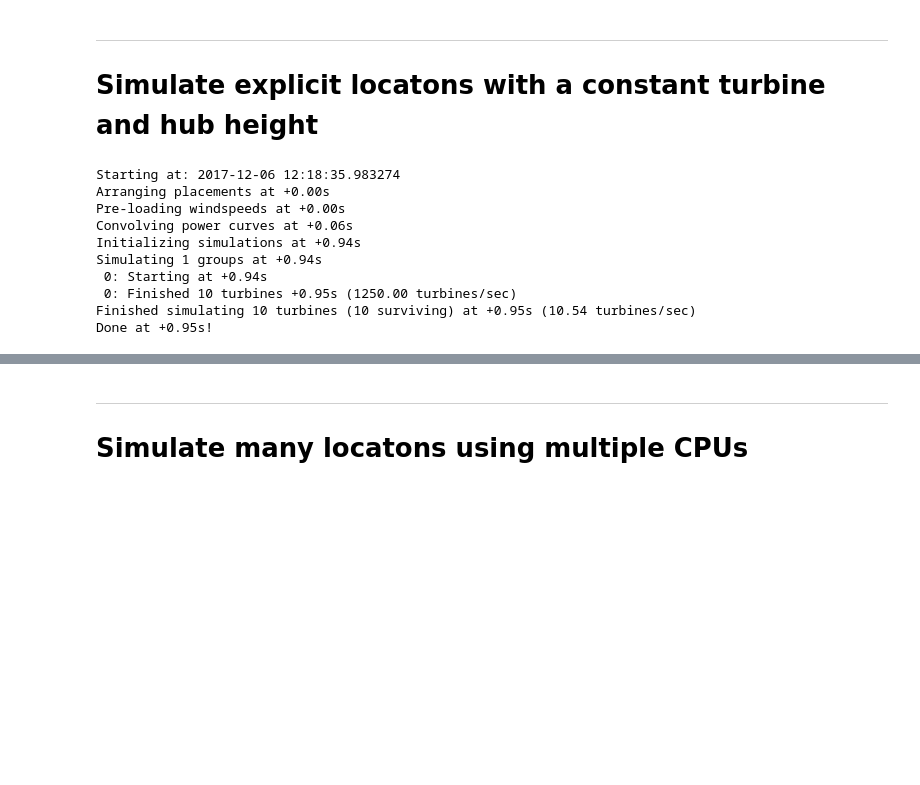
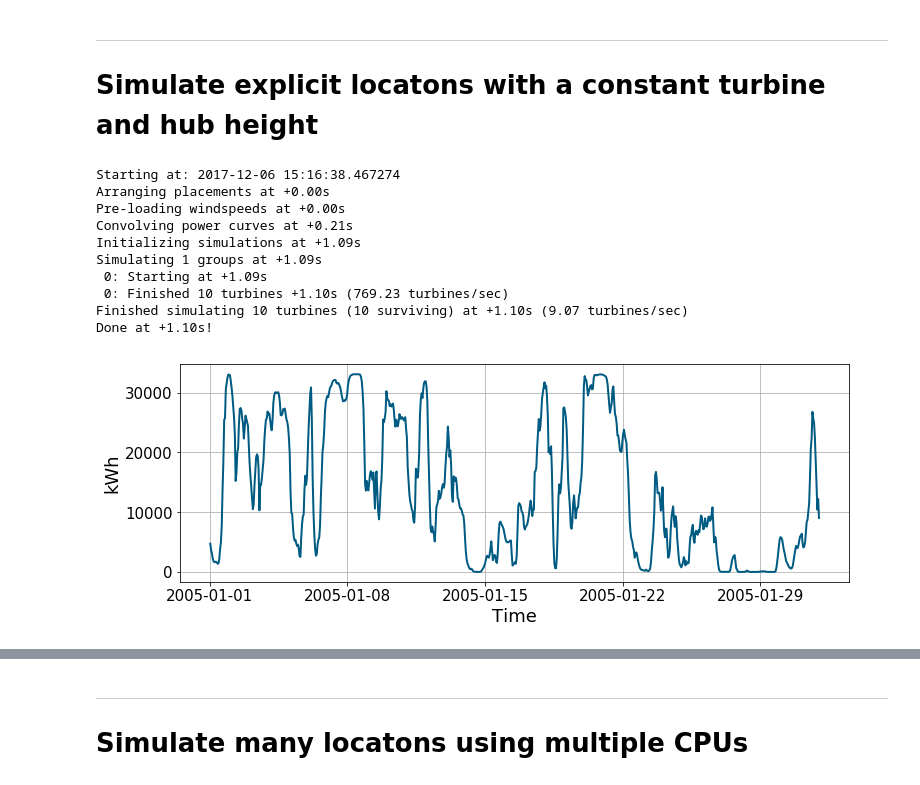
Before and after one commit to FZJ-IEK3-VSA/RESKit, a Jupyter notebook: examples/WindOnshoreWorkflow.ipynb, the cells around one changed output, grey strips where cells are left out. Cells and saved outputs as stored; diff of their text form; code cells hidden in the pictures; blank space fills up the shorter version.

```diff
--- a/examples/WindOnshoreWorkflow.ipynb
+++ b/examples/WindOnshoreWorkflow.ipynb
@@ -19,42 +19,53 @@ LAND_COVER_SOURCE = join(TESTDATA,"clc-aachen_clipped.tif")
 GWA_SOURCE = join(TESTDATA,"gwa50-like.tif")
 PLACEMENT_SOURCE = join(TESTDATA,"turbinePlacements.shp")
 
-TURBINE = "V136-3450"
-CAPACITY = 3000
-ROTORDIAM = 120
-HUB_HEIGHT = 82
-
 BATCH_SIZE = 20000 # Total number of turbines to simulate at once (best value depends on your pc)
 JOBS = 4 # The number of concurrent jobs
 VERBOSE = True # When True, progress will be printed as the function executes
+
+def tsplot(r):
+    plt.figure(figsize=(12,4))
+    if isinstance(r, pd.Series):
+        plt.plot(r, linewidth=2, color=(0,91/255,130/255))
+    else:
+        for col in r.columns:
+            plt.plot(r[col], linewidth=0.8, color=(0,91/255,130/255))
+    plt.tick_params(labelsize=15)
+    plt.xlabel("Time", fontsize=18)
+    plt.ylabel("kWh", fontsize=18)
+    plt.grid()
+    plt.show()
 # %% [markdown]
 ---
 # Simulate explicit locatons with a constant turbine and hub height
 # %%
-placements = [(5.98520,50.79725),
-              (5.99469,50.79421),
-              (5.99411,50.80094),
-              (6.00475,50.78443),
-              (6.00417,50.79116),
-              (6.00360,50.79789),
-              (6.01309,50.79485),
-              (6.01251,50.80158),
-              (6.02200,50.79853),
-              (6.02142,50.80526),]
+locs = [(5.98520,50.79725),
+        (5.99469,50.79421),
+        (5.99411,50.80094),
+        (6.00475,50.78443),
+        (6.00417,50.79116),
+        (6.00360,50.79789),
+        (6.01309,50.79485),
+        (6.01251,50.80158),
+        (6.02200,50.79853),
+        (6.02142,50.80526),]
 # %%
 # Using a turine name from the TurbineLibrary
-result = WindOnshoreWorkflow(placements, merra=MERRA_SOURCE, gwa=GWA_SOURCE, landcover=LAND_COVER_SOURCE,
-                             powerCurve=TURBINE, hubHeight=HUB_HEIGHT, cfMin=CF_MIN, verbose=VERBOSE)
+result = WindOnshoreWorkflow(locs, merra=MERRA_SOURCE, gwa=GWA_SOURCE, landcover=LAND_COVER_SOURCE,
+                             powerCurve="V136-3450", hubHeight=100, verbose=VERBOSE)
+
+tsplot(result)
 # %% [output]
-Starting at: 2017-12-06 12:18:35.983274
+Starting at: 2017-12-06 15:16:38.467274
 Arranging placements at +0.00s
 Pre-loading windspeeds at +0.00s
-Convolving power curves at +0.06s
-Initializing simulations at +0.94s
-Simulating 1 groups at +0.94s
- 0: Starting at +0.94s
- 0: Finished 10 turbines +0.95s (1250.00 turbines/sec)
-Finished simulating 10 turbines (10 surviving) at +0.95s (10.54 turbines/sec)
-Done at +0.95s!
+Convolving power curves at +0.21s
+Initializing simulations at +1.09s
+Simulating 1 groups at +1.09s
+ 0: Starting at +1.09s
+ 0: Finished 10 turbines +1.10s (769.23 turbines/sec)
+Finished simulating 10 turbines (10 surviving) at +1.10s (9.07 turbines/sec)
+Done at +1.10s!
+[figure, added]
 # %%
 # Using a synthetic power curve
```
Also changed, not shown: parts of 20 cells of this notebook, 2 other files.
